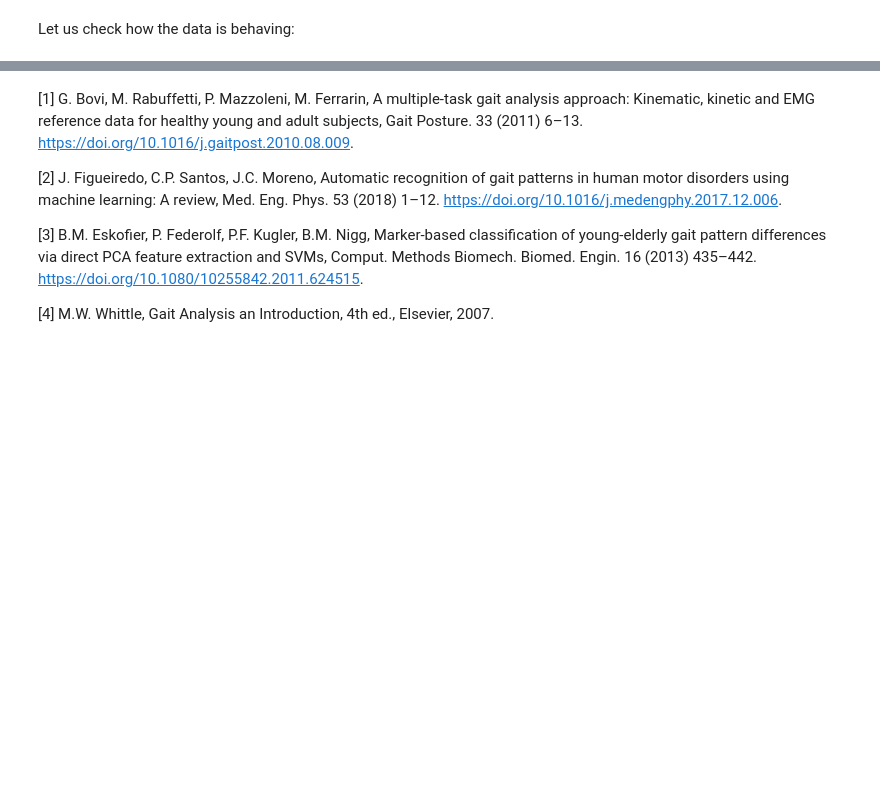
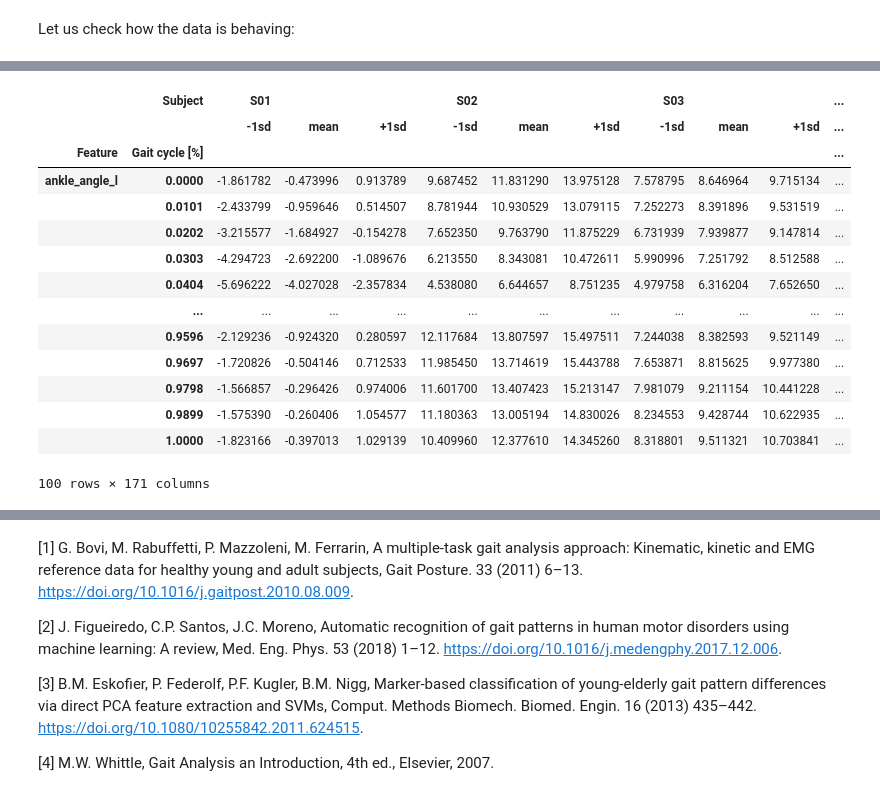
Before and after one commit to nikorose87/DJS-GA, a Jupyter notebook: PCA_n_kPCA_classification.ipynb, the cells around one changed output, grey strips where cells are left out. Saved outputs shown, nothing was run; the diff lists cells and outputs as text; code cells hidden in the pictures; blank space fills up the shorter version.

```diff
--- a/PCA_n_kPCA_classification.ipynb
+++ b/PCA_n_kPCA_classification.ipynb
@@ -113,0 +100,18 @@ Horst_mean.sample(10)
+# %%
+Horst_mean.head(100)
+# %% [output]
+|  | Subject | S01 |  |  | S02 |  |  | S03 |  |  | ... |
+|  |  | -1sd | mean | +1sd | -1sd | mean | +1sd | -1sd | mean | +1sd | ... |
+| Feature | Gait cycle [%] |  |  |  |  |  |  |  |  |  | ... |
+| ankle_angle_l | 0.0000 | -1.861782 | -0.473996 | 0.913789 | 9.687452 | 11.831290 | 13.975128 | 7.578795 | 8.646964 | 9.715134 | ... |
+|  | 0.0101 | -2.433799 | -0.959646 | 0.514507 | 8.781944 | 10.930529 | 13.079115 | 7.252273 | 8.391896 | 9.531519 | ... |
+|  | 0.0202 | -3.215577 | -1.684927 | -0.154278 | 7.652350 | 9.763790 | 11.875229 | 6.731939 | 7.939877 | 9.147814 | ... |
+|  | 0.0303 | -4.294723 | -2.692200 | -1.089676 | 6.213550 | 8.343081 | 10.472611 | 5.990996 | 7.251792 | 8.512588 | ... |
+|  | 0.0404 | -5.696222 | -4.027028 | -2.357834 | 4.538080 | 6.644657 | 8.751235 | 4.979758 | 6.316204 | 7.652650 | ... |
+|  | ... | ... | ... | ... | ... | ... | ... | ... | ... | ... | ... |
+|  | 0.9596 | -2.129236 | -0.924320 | 0.280597 | 12.117684 | 13.807597 | 15.497511 | 7.244038 | 8.382593 | 9.521149 | ... |
+|  | 0.9697 | -1.720826 | -0.504146 | 0.712533 | 11.985450 | 13.714619 | 15.443788 | 7.653871 | 8.815625 | 9.977380 | ... |
+|  | 0.9798 | -1.566857 | -0.296426 | 0.974006 | 11.601700 | 13.407423 | 15.213147 | 7.981079 | 9.211154 | 10.441228 | ... |
+|  | 0.9899 | -1.575390 | -0.260406 | 1.054577 | 11.180363 | 13.005194 | 14.830026 | 8.234553 | 9.428744 | 10.622935 | ... |
+|  | 1.0000 | -1.823166 | -0.397013 | 1.029139 | 10.409960 | 12.377610 | 14.345260 | 8.318801 | 9.511321 | 10.703841 | ... |
+100 rows × 171 columns
```
Also changed, not shown: parts of 20 cells of this notebook.
